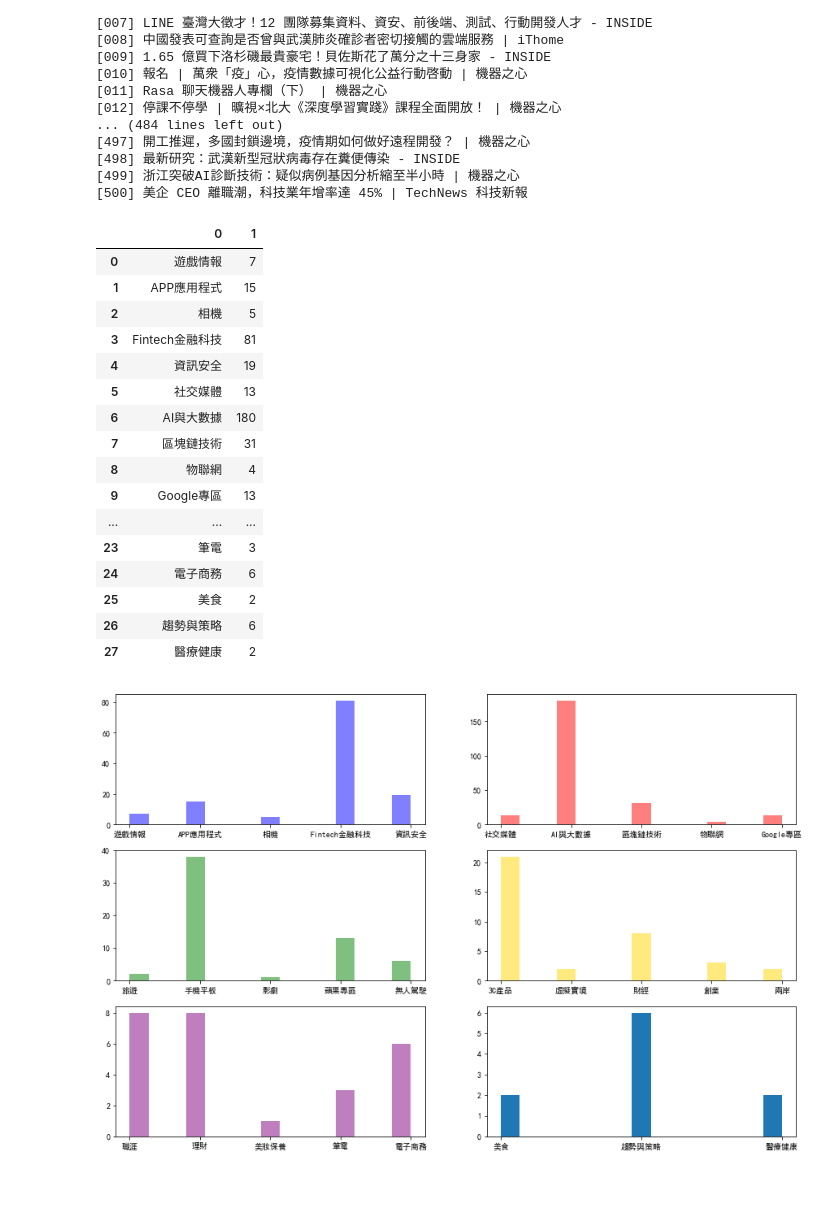
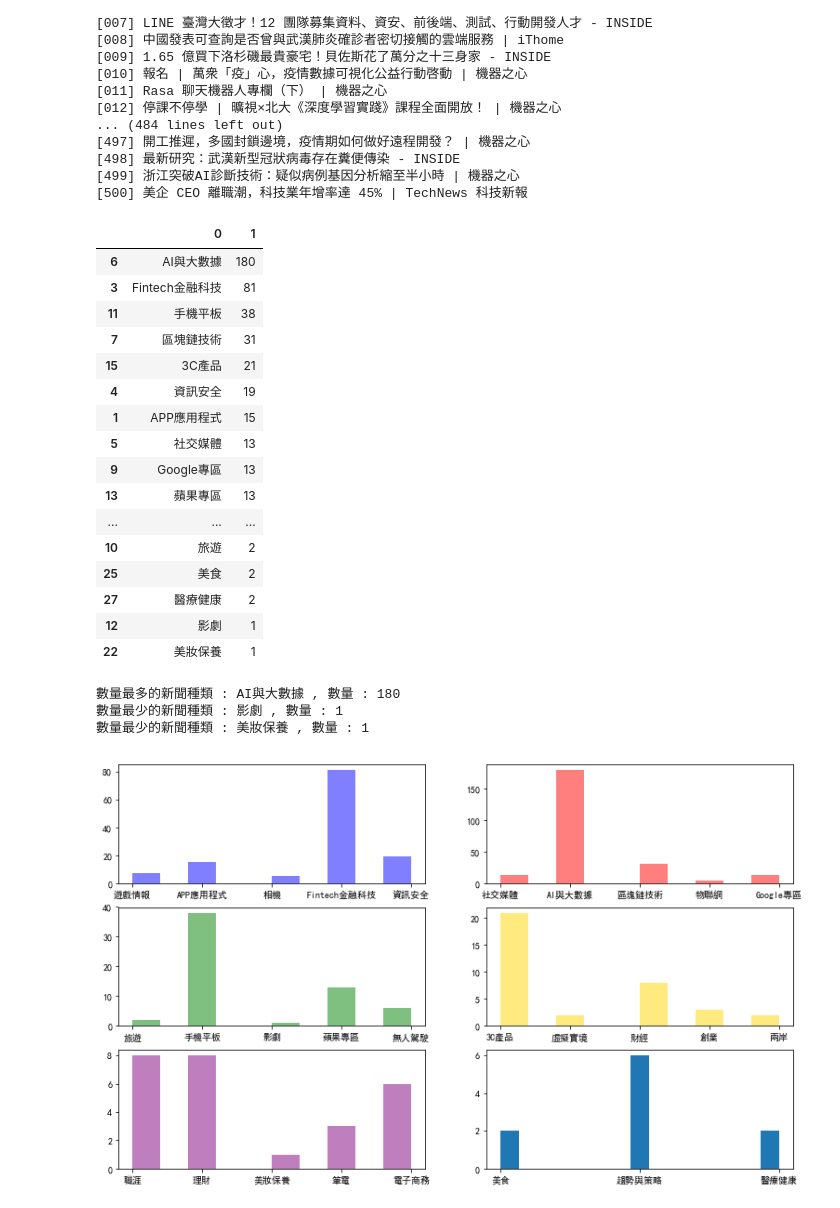
Before and after one commit to Ether-YiTseWu/1st-PyCrawlerMarathon, a Jupyter notebook: final project/Final Project.ipynb, the cells around one changed output. Cells and saved outputs as stored; diff of their text form; code cells hidden in the pictures.

```diff
--- a/final project/Final Project.ipynb
+++ b/final project/Final Project.ipynb
@@ -81,56 +84,55 @@ for source in sourcelist:
 
 # 將sourceDict轉成DataFrame
 dataDf = pd.DataFrame(list(sourceDict.items()))
-dataDf
+dataDfSort = dataDf.sort_values(1,ascending= False)
+dataDfSort
 # %% [output]
 |  | 0 | 1 |
-| 0 | 遊戲情報 | 7 |
+| 6 | AI與大數據 | 180 |
+| 3 | Fintech金融科技 | 81 |
+| 11 | 手機平板 | 38 |
+| 7 | 區塊鏈技術 | 31 |
+| 15 | 3C產品 | 21 |
+| 4 | 資訊安全 | 19 |
 | 1 | APP應用程式 | 15 |
-| 2 | 相機 | 5 |
-| 3 | Fintech金融科技 | 81 |
-| 4 | 資訊安全 | 19 |
 | 5 | 社交媒體 | 13 |
-| 6 | AI與大數據 | 180 |
-| 7 | 區塊鏈技術 | 31 |
-| 8 | 物聯網 | 4 |
 | 9 | Google專區 | 13 |
+| 13 | 蘋果專區 | 13 |
 | ... | ... | ... |
-| 23 | 筆電 | 3 |
-| 24 | 電子商務 | 6 |
+| 10 | 旅遊 | 2 |
 | 25 | 美食 | 2 |
-| 26 | 趨勢與策略 | 6 |
 | 27 | 醫療健康 | 2 |
+| 12 | 影劇 | 1 |
+| 22 | 美妝保養 | 1 |
-# %%
-sourcelist_less = []
-sourcelist_more = []
-for key, value in sourceDict.items():
-    if value < 10 :
-        for i in range(value):
-            sourcelist_less.append(key)
-    else:
-        for i in range(value):
-            sourcelist_more.append(key)
 # %%
 # 解決中文顯示問題
 plt.rcParams['font.sans-serif'] = ['SimHei'] # 替換sans-serif字型
 plt.rcParams['axes.unicode_minus'] = False   # 解決座標軸負數的負號顯示問題
 
+# 印出相關資訊
+print('數量最多的新聞種類 :', dataDfSort[0][6], ', 數量 :', dataDfSort[1][6])
+print('數量最少的新聞種類 :', dataDfSort[0][12], ', 數量 :', dataDfSort[1][12])
+print('數量最少的新聞種類 :', dataDfSort[0][22], ', 數量 :', dataDfSort[1][22])
+
 # 繪圖
 count = 1
 color = ['blue', 'red', 'green', 'gold', 'purple']
 plotlist = []
-plt.figure(figsize = (15,10))
+plt.figure(figsize = (13,8))
 for key, value in sourceDict.items():
     for i in range(value):
         plotlist.append(key)
     # 每五個種類就畫一張長條圖
     if count % 5 == 0:
         plt.subplot(3,2,count/5)
-        plt.hist(plotlist, histtype='bar', alpha=0.5, color=color[int(count/5-1)],bins=15)
+        plt.hist(plotlist, alpha=0.5, color=color[int(count/5-1)])
         plotlist = []
     count += 1
 plt.subplot(3,2,6)
 plt.hist(plotlist, bins=15)
 plt.show()
 # %% [output]
+數量最多的新聞種類 : AI與大數據 , 數量 : 180
+數量最少的新聞種類 : 影劇 , 數量 : 1
+數量最少的新聞種類 : 美妝保養 , 數量 : 1
-[figure, old version]
+[figure, new version]
```
Also changed, not shown: parts of 2 cells of this notebook.
